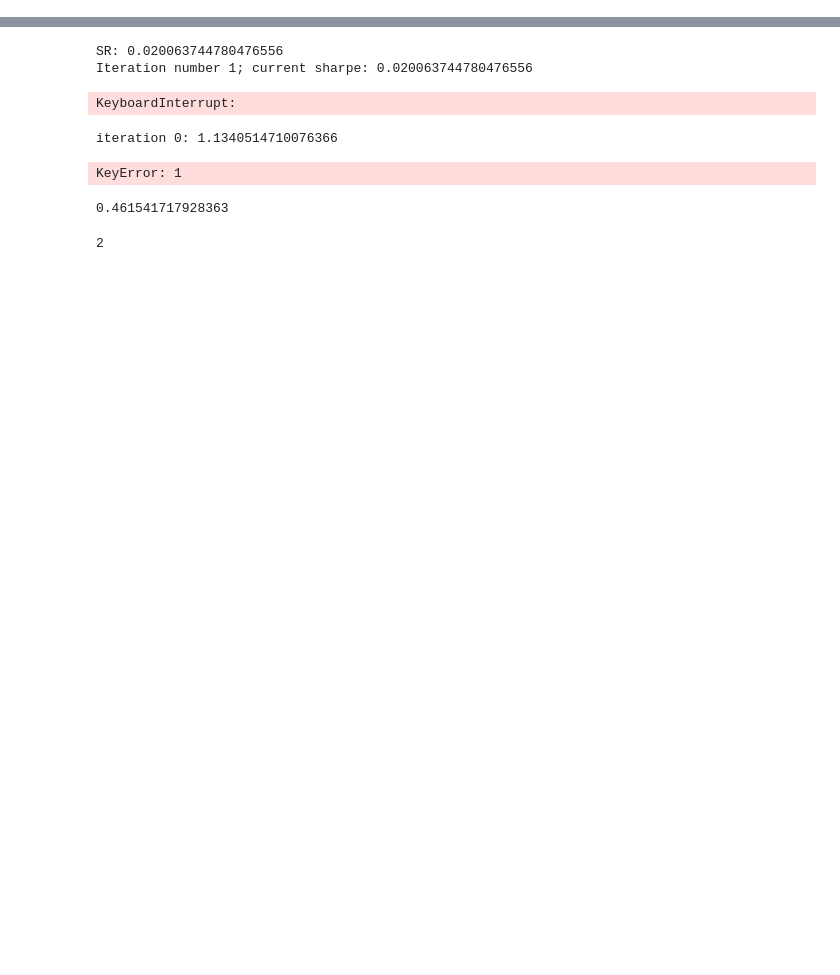
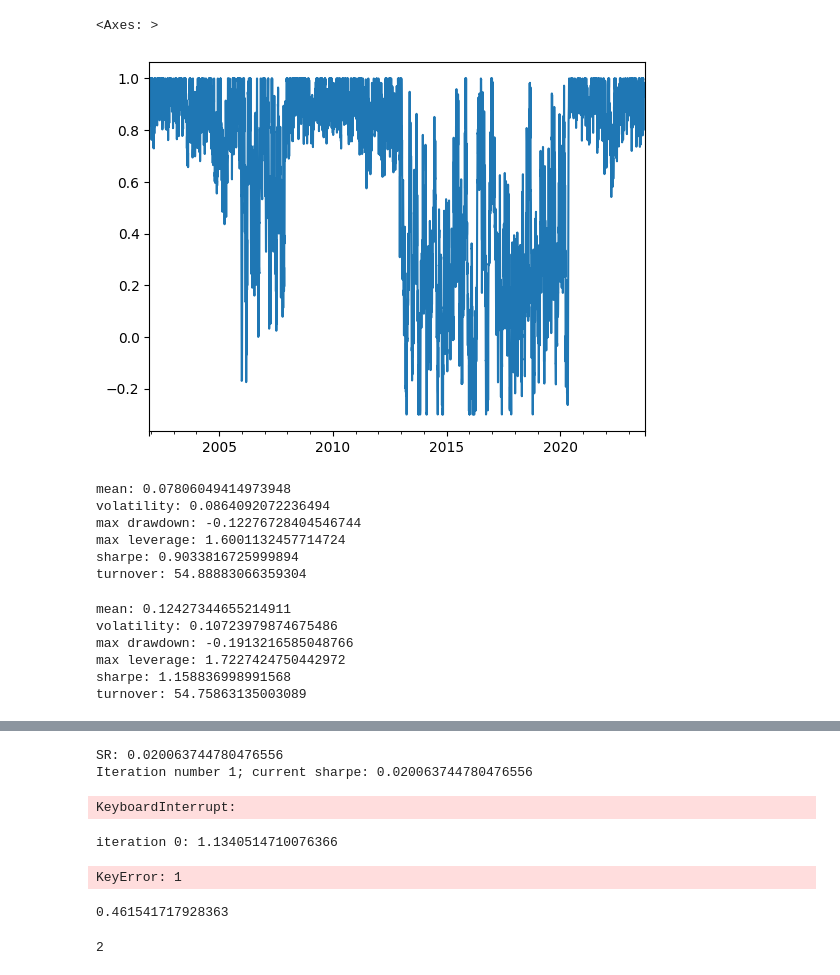
Before and after one commit to cvxgrp/markowitz-reference, a Jupyter notebook: experiments/playground.ipynb, the cells around one changed output, grey strips where cells are left out. Drawn from its saved outputs; the diff is of its cells as text; code cells hidden in the pictures; blank space fills up the shorter version.

```diff
--- a/experiments/playground.ipynb
+++ b/experiments/playground.ipynb
@@ -213,0 +399,40 @@ results2, duals2 = run_markowitz(
+# %%
+gamma_turn = duals["Turnover"].quantile(0.5)
+gamma_leverage = duals["Leverage"].quantile(0.8)
+gamma_risk = duals["Risk"].quantile(0.5)
+
+gamma_turns = duals.Turnover.rolling(100, min_periods=1).quantile(0.1).ffill()
+gamma_leverages = duals.Leverage.rolling(100, min_periods=1).quantile(0.9).ffill()
+gamma_risks = duals.Risk.rolling(100, min_periods=1).quantile(0.5).ffill()
+
+hyperparameters = HyperParameters(
+    gamma_hold=1,
+    gamma_trade=1,
+    gamma_turn=gamma_turns,
+    gamma_leverage=gamma_leverages,
+    gamma_risk=gamma_risks,
+)
+
+targets = Targets(
+    T_target=50/252,
+    L_target=1.6,
+    risk_target=0.1/np.sqrt(252),
+)
+limits = Limits(
+    T_max=1e6,
+    L_max=1e6,
+    risk_max=1e6,
+)
+
+results2, duals2 = run_markowitz(
+            full_markowitz,
+            prices,
+            spread,
+            volume,
+            rf,
+            targets=targets,
+            limits=limits,
+            hyperparameters=hyperparameters,
+            hard=False,
+            verbose=True,
+        )
@@ -213,0 +537,33 @@ results2, duals2 = run_markowitz(
+# %%
+results2.cash_weight.plot()
+# %% [output]
+<Axes: >
+[figure, added]
+# %%
+print(f"mean: {results.mean_return}")
+print(f"volatility: {results.volatility}")
+print(f"max drawdown: {results.max_drawdown}")
+print(f"max leverage: {results.max_leverage}")
+print(f"sharpe: {results.sharpe}")
+print(f"turnover: {results.turnover}")
+# %% [output]
+mean: 0.07806049414973948
+volatility: 0.0864092072236494
+max drawdown: -0.12276728404546744
+max leverage: 1.6001132457714724
+sharpe: 0.9033816725999894
+turnover: 54.88883066359304
+# %%
+print(f"mean: {results2.mean_return}")
+print(f"volatility: {results2.volatility}")
+print(f"max drawdown: {results2.max_drawdown}")
+print(f"max leverage: {results2.max_leverage}")
+print(f"sharpe: {results2.sharpe}")
+print(f"turnover: {results2.turnover}")
+# %% [output]
+mean: 0.12427344655214911
+volatility: 0.10723979874675486
+max drawdown: -0.1913216585048766
+max leverage: 1.7227424750442972
+sharpe: 1.158836998991568
+turnover: 54.75863135003089
```
Also changed, not shown: parts of 59 cells of this notebook, 4 other files.
